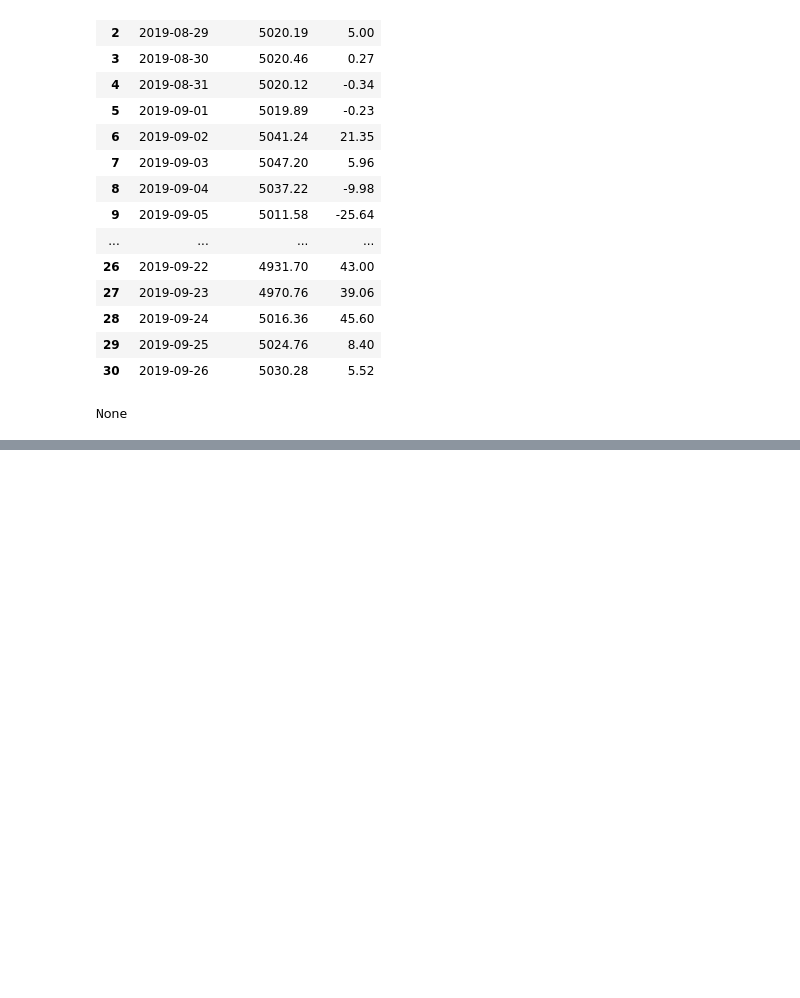
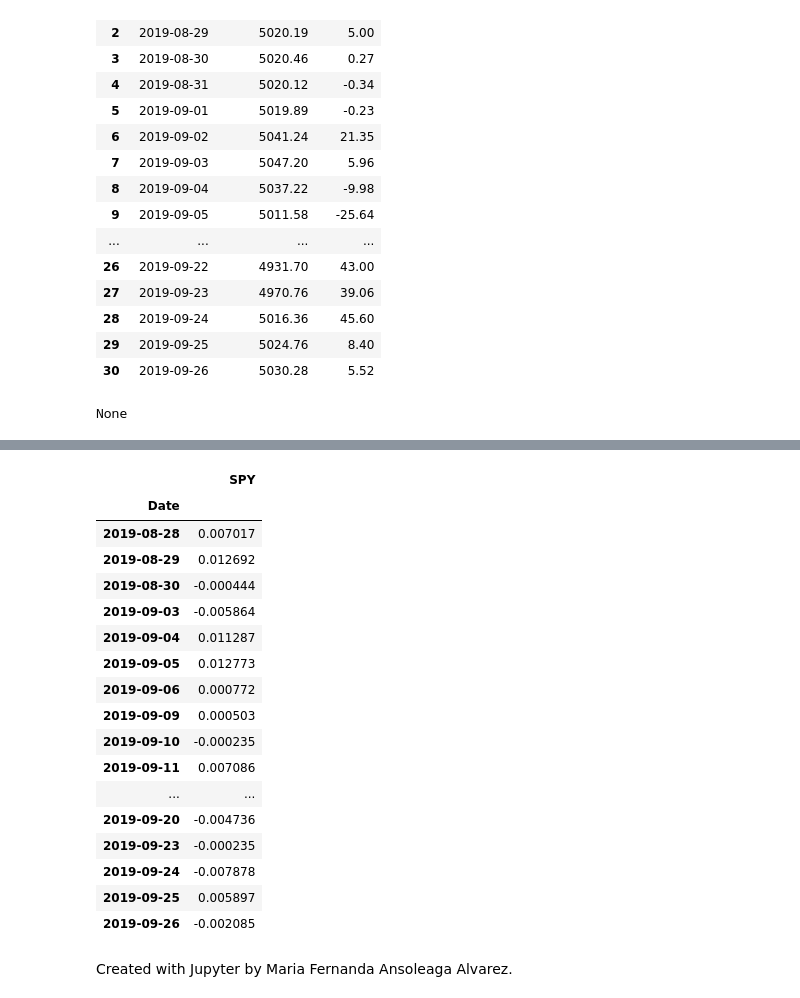
Before and after one commit to MaferAnso/LAB_2_MFAA, a Jupyter notebook: LAB_2_MFAA_Notebook.ipynb, the cells around one changed output, grey strips where cells are left out. Drawn from its saved outputs; the diff is of its cells as text; code cells hidden in the pictures; blank space fills up the shorter version.

```diff
--- a/LAB_2_MFAA_Notebook.ipynb
+++ b/LAB_2_MFAA_Notebook.ipynb
@@ -339,0 +438,36 @@ fin_down = down.idxmin(), inicio_down = ceros_down[ceros_down.index(fin_down) -
+# %%
+r = np.log(closes/closes.shift(1)).dropna()
+r
+# %% [output]
+|  | SPY |
+| Date |  |
+| 2019-08-28 | 0.007017 |
+| 2019-08-29 | 0.012692 |
+| 2019-08-30 | -0.000444 |
+| 2019-09-03 | -0.005864 |
+| 2019-09-04 | 0.011287 |
+| 2019-09-05 | 0.012773 |
+| 2019-09-06 | 0.000772 |
+| 2019-09-09 | 0.000503 |
+| 2019-09-10 | -0.000235 |
+| 2019-09-11 | 0.007086 |
+| ... | ... |
+| 2019-09-20 | -0.004736 |
+| 2019-09-23 | -0.000235 |
+| 2019-09-24 | -0.007878 |
+| 2019-09-25 | 0.005897 |
+| 2019-09-26 | -0.002085 |
+# %% [markdown]
+<script>
+  $(document).ready(function(){
+    $('div.prompt').hide();
+    $('div.back-to-top').hide();
+    $('nav#menubar').hide();
+    $('.breadcrumb').hide();
+    $('.hidden-print').hide();
+  });
+</script>
+
+<footer id="attribution" style="float:right; color:#808080; background:#fff;">
+Created with Jupyter by Maria Fernanda Ansoleaga Alvarez.
+</footer>
```
Also changed, not shown: parts of 36 cells of this notebook, 2 other files.
